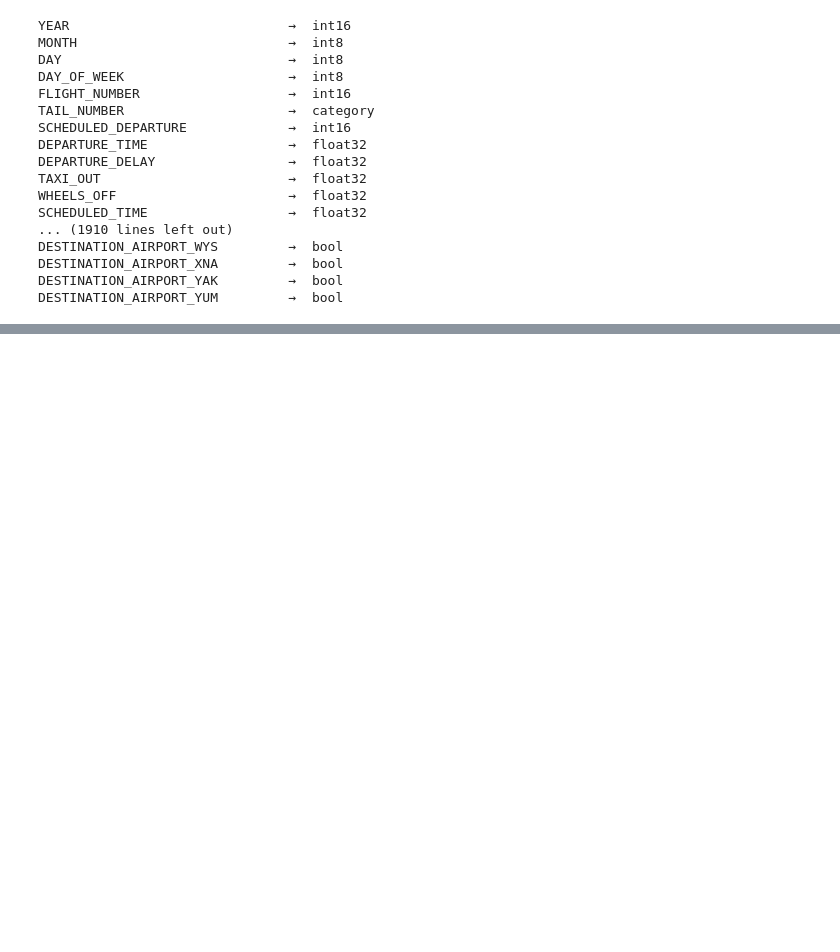
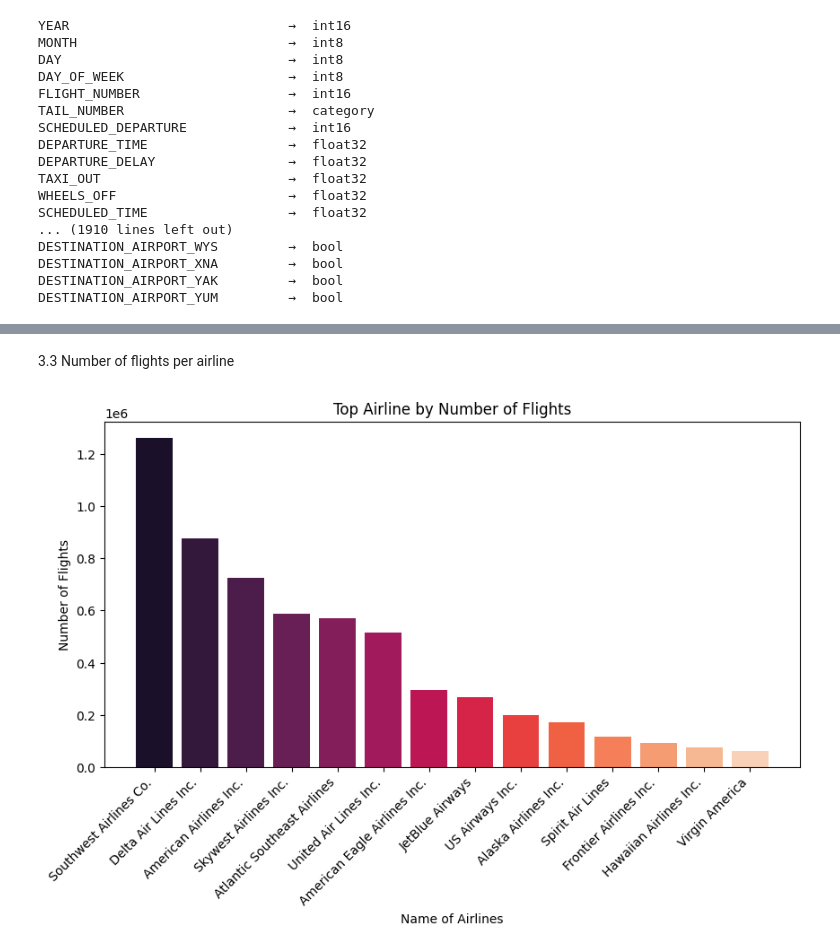
Before and after one commit to ryadavnitb/Batch-7, a Jupyter notebook: Infosys_Internship.ipynb, the cells around one changed output, grey strips where cells are left out. Cells and saved outputs as stored; diff of their text form; code cells hidden in the pictures; blank space fills up the shorter version.

```diff
--- a/Infosys_Internship.ipynb
+++ b/Infosys_Internship.ipynb
@@ -565,0 +563,17 @@ plt.show()
+# %% [markdown]
+3.3 Number of flights per airline
+# %%
+plt.figure(figsize=(10, 5))
+airline_counts = df['AIRLINE_NAME'].value_counts().sort_values(ascending=False)
+color = sns.color_palette("rocket", len(airline_counts))
+
+plt.bar(airline_counts.index, airline_counts.values, color=color)
+plt.title('Top Airline by Number of Flights')
+plt.xlabel('Name of Airlines')
+plt.ylabel('Number of Flights')
+plt.xticks(rotation=45, ha='right')
+plt.show()
+
+# southwest airlines took highest number of flights
+# %% [output]
+[figure, added]
```
Also changed, not shown: parts of 48 cells of this notebook.
